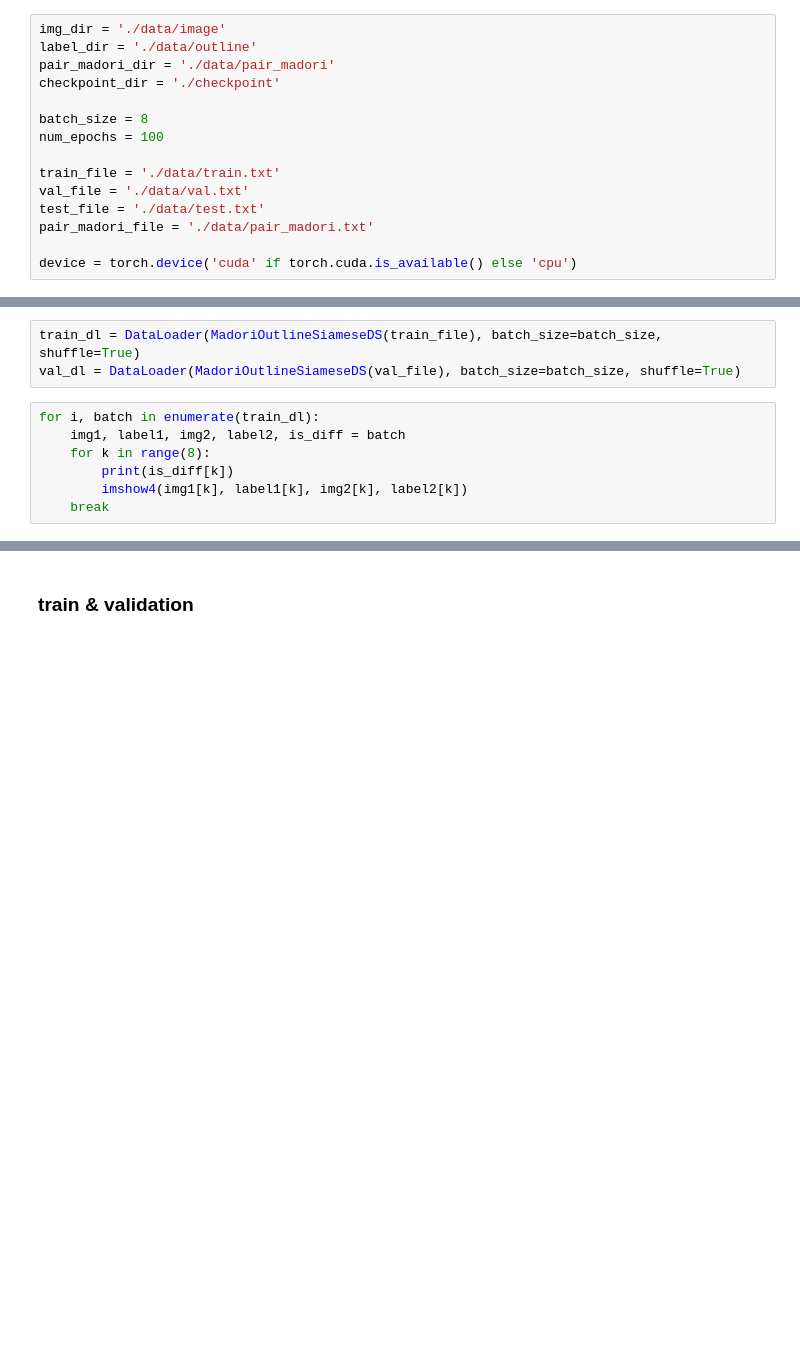
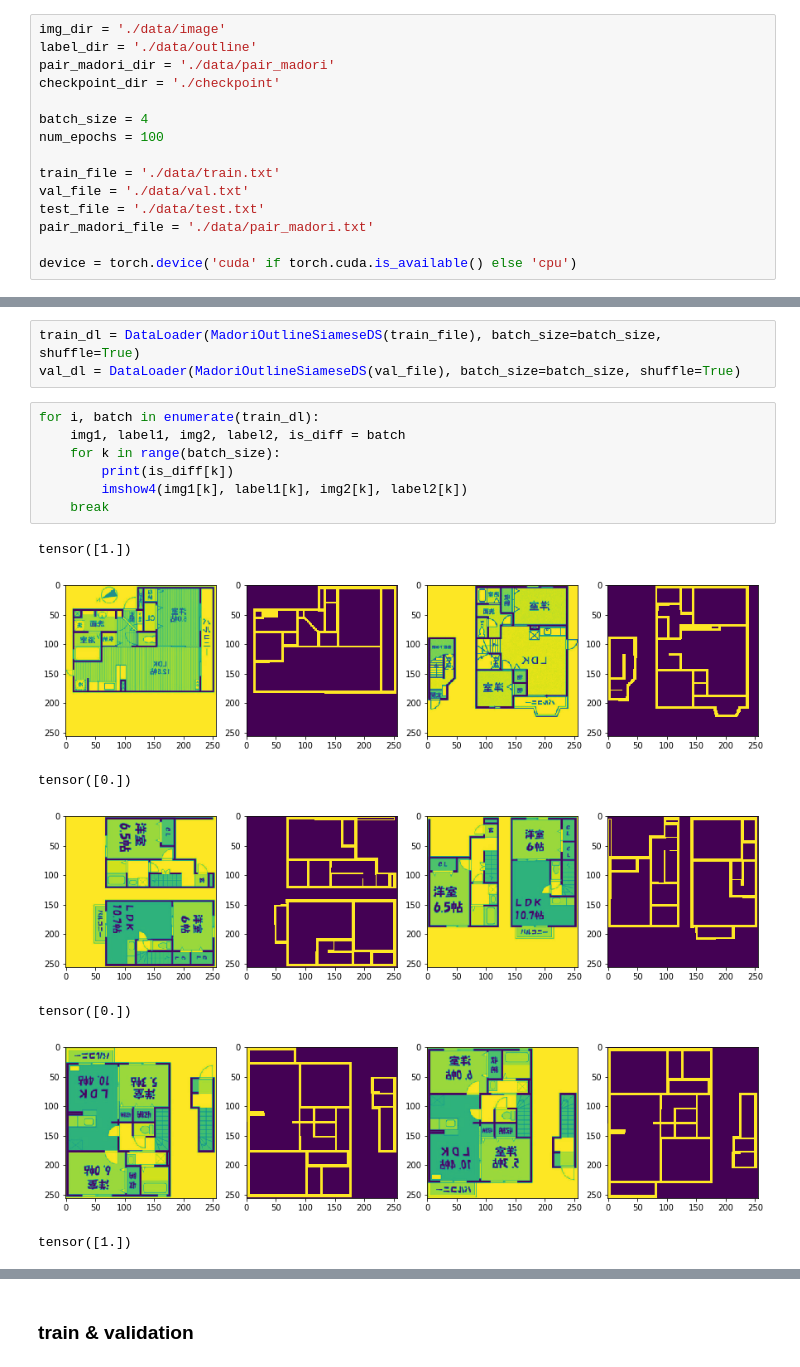
Before and after one commit to shuuchen/floorplan_similarity, a Jupyter notebook: Floorplan-Siamese-networks.ipynb, the cells around one changed output, grey strips where cells are left out. Drawn from its saved outputs; the diff is of its cells as text; blank space fills up the shorter version.

```diff
--- a/Floorplan-Siamese-networks.ipynb
+++ b/Floorplan-Siamese-networks.ipynb
@@ -27,7 +27,7 @@ label_dir = './data/outline'
 pair_madori_dir = './data/pair_madori'
 checkpoint_dir = './checkpoint'
 
-batch_size = 8
+batch_size = 4
 num_epochs = 100
 
 train_file = './data/train.txt'
@@ -44,7 +44,15 @@ val_dl = DataLoader(MadoriOutlineSiameseDS(val_file), batch_size=batch_size, shu
 # %%
 for i, batch in enumerate(train_dl):
     img1, label1, img2, label2, is_diff = batch
-    for k in range(8):
+    for k in range(batch_size):
         print(is_diff[k])
         imshow4(img1[k], label1[k], img2[k], label2[k])
     break
+# %% [output]
+tensor([1.])
+[figure, added]
+tensor([0.])
+[figure, added]
+tensor([0.])
+[figure, added]
+tensor([1.])
```
Also changed, not shown: parts of 3 cells of this notebook, 1 other file.
